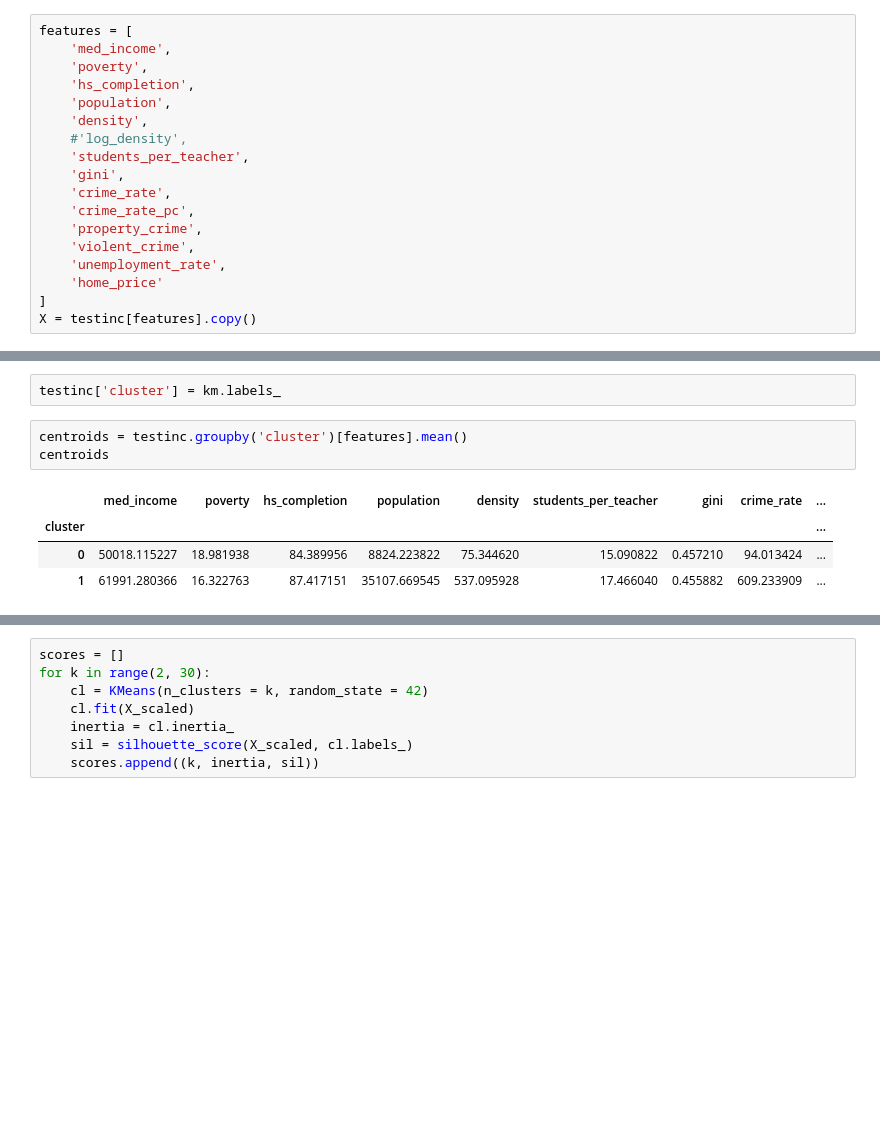
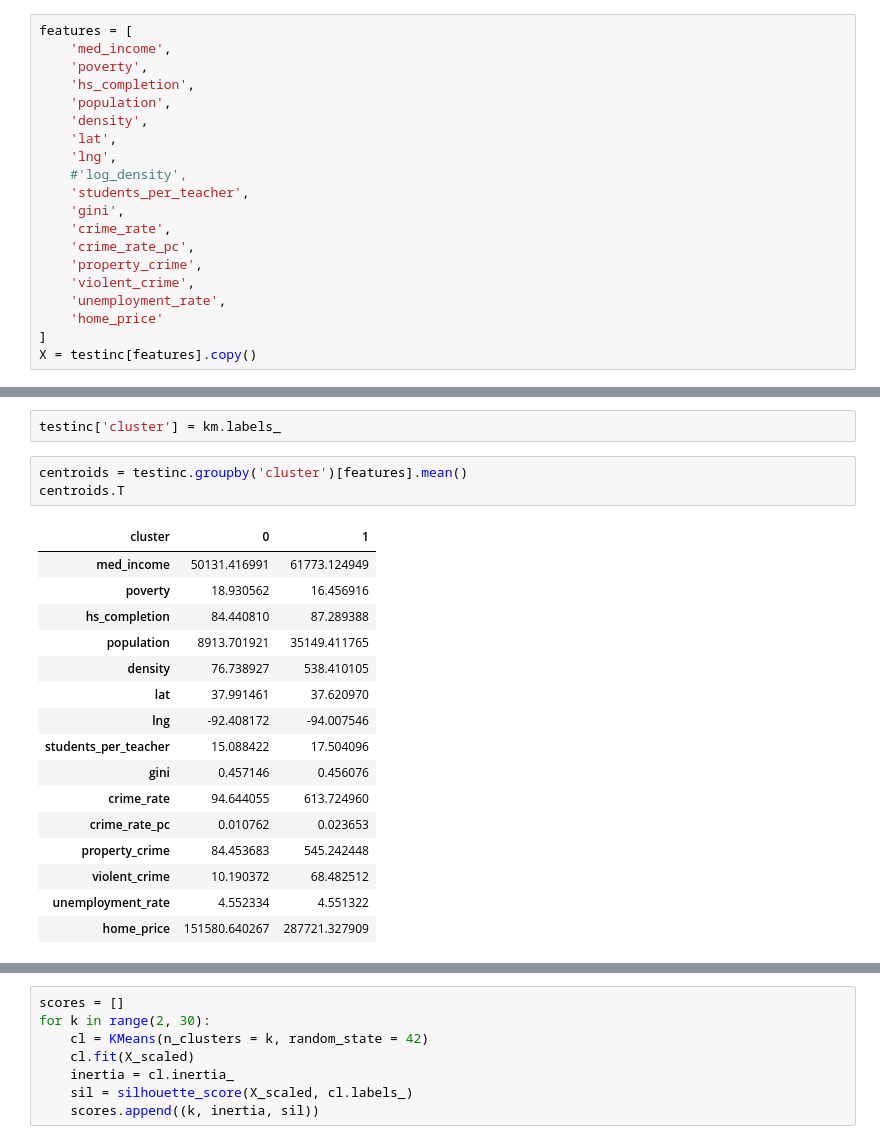
Before and after one commit to escBoston/Where-Should-I-Live, a Jupyter notebook: code/modeling.ipynb, the cells around one changed output, grey strips where cells are left out. Drawn from its saved outputs; the diff is of its cells as text; blank space fills up the shorter version.

```diff
--- a/code/modeling.ipynb
+++ b/code/modeling.ipynb
@@ -44,6 +44,8 @@ features = [
     'hs_completion',
     'population',
     'density',
+    'lat',
+    'lng',
     #'log_density',
     'students_per_teacher',
     'gini',
@@ -87,12 +91,24 @@ KMeans(algorithm='auto', copy_x=True, init='k-means++', max_iter=300,
 testinc['cluster'] = km.labels_
 # %%
 centroids = testinc.groupby('cluster')[features].mean()
-centroids
+centroids.T
 # %% [output]
-|  | med_income | poverty | hs_completion | population | density | students_per_teacher | gini | crime_rate | ... |
-| cluster |  |  |  |  |  |  |  |  | ... |
-| 0 | 50018.115227 | 18.981938 | 84.389956 | 8824.223822 | 75.344620 | 15.090822 | 0.457210 | 94.013424 | ... |
-| 1 | 61991.280366 | 16.322763 | 87.417151 | 35107.669545 | 537.095928 | 17.466040 | 0.455882 | 609.233909 | ... |
+| cluster | 0 | 1 |
+| med_income | 50131.416991 | 61773.124949 |
+| poverty | 18.930562 | 16.456916 |
+| hs_completion | 84.440810 | 87.289388 |
+| population | 8913.701921 | 35149.411765 |
+| density | 76.738927 | 538.410105 |
+| lat | 37.991461 | 37.620970 |
+| lng | -92.408172 | -94.007546 |
+| students_per_teacher | 15.088422 | 17.504096 |
+| gini | 0.457146 | 0.456076 |
+| crime_rate | 94.644055 | 613.724960 |
+| crime_rate_pc | 0.010762 | 0.023653 |
+| property_crime | 84.453683 | 545.242448 |
+| violent_crime | 10.190372 | 68.482512 |
+| unemployment_rate | 4.552334 | 4.551322 |
+| home_price | 151580.640267 | 287721.327909 |
 # %%
 ss.inverse_transform(km.cluster_centers_)
 # %% [output]
```
Also changed, not shown: parts of 18 cells of this notebook, 6 other files.
